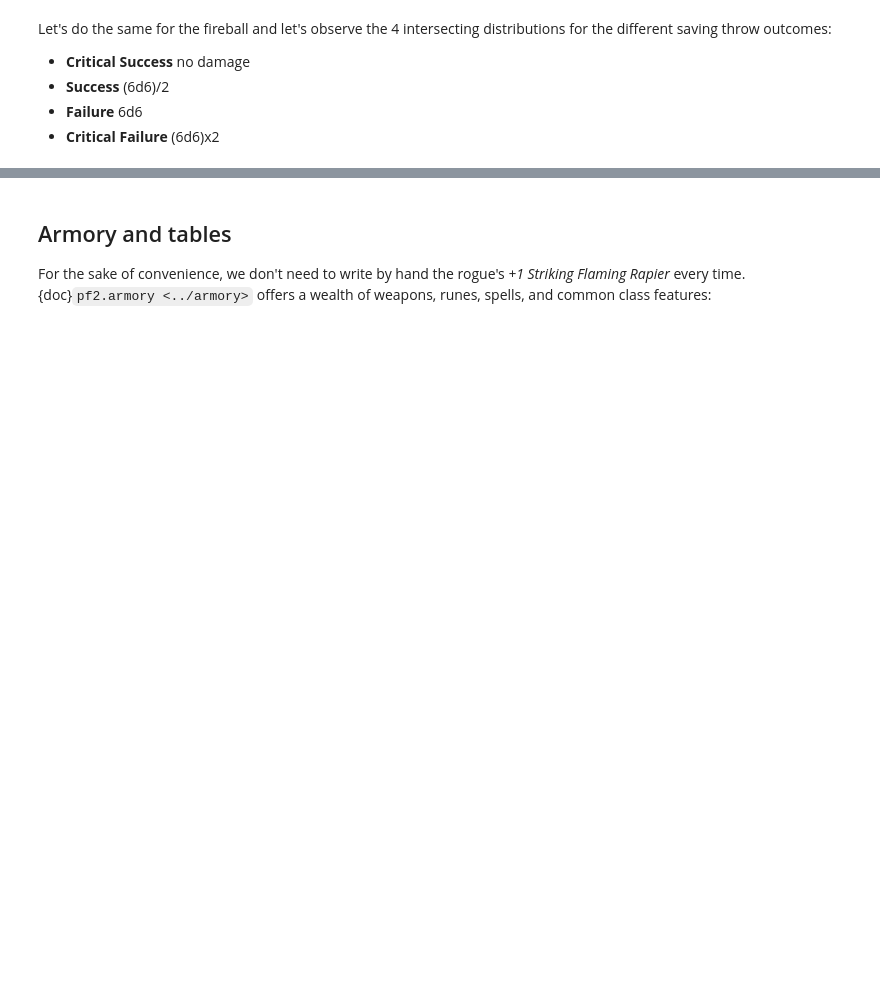
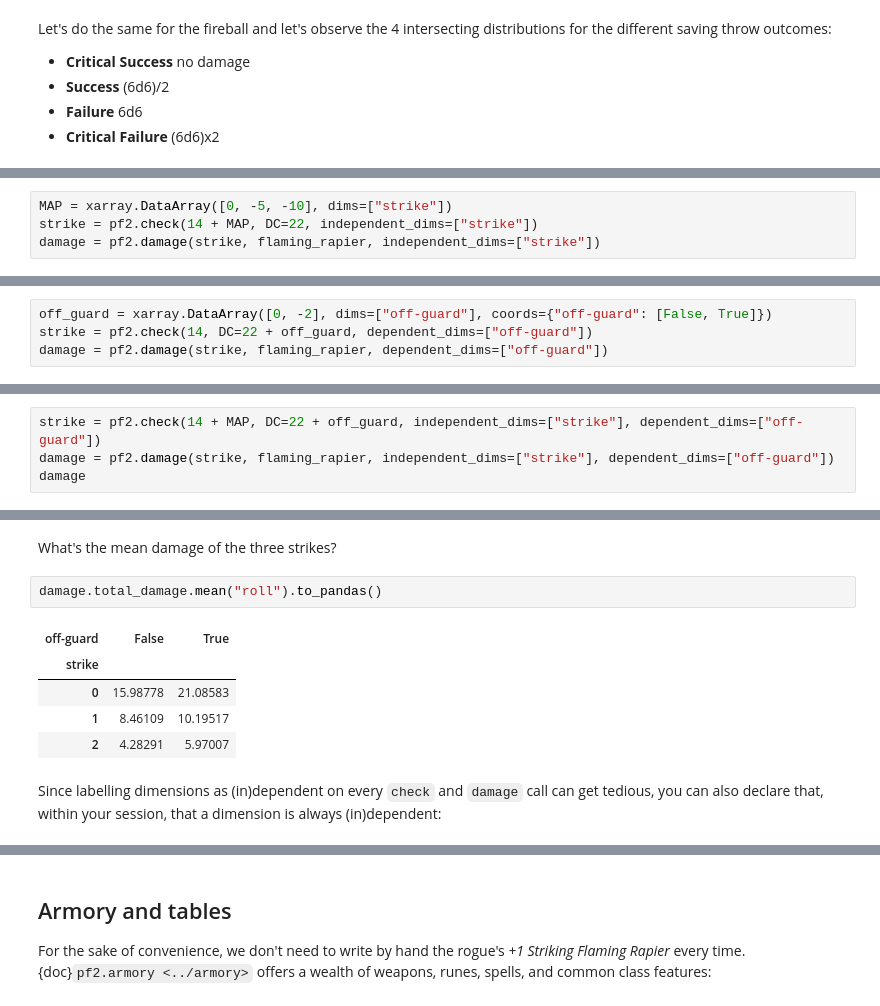
Before and after one commit to crusaderky/pathfinder2e_stats, a Jupyter notebook: notebooks/getting_started.ipynb, the cells around one changed output, grey strips where cells are left out. Cells and saved outputs as stored; diff of their text form; blank space fills up the shorter version.

```diff
--- a/notebooks/getting_started.ipynb
+++ b/notebooks/getting_started.ipynb
@@ -187,0 +393,4 @@ TODO
+# %%
+MAP = xarray.DataArray([0, -5, -10], dims=["strike"])
+strike = pf2.check(14 + MAP, DC=22, independent_dims=["strike"])
+damage = pf2.damage(strike, flaming_rapier, independent_dims=["strike"])
@@ -187,0 +406,4 @@ TODO
+# %%
+off_guard = xarray.DataArray([0, -2], dims=["off-guard"], coords={"off-guard": [False, True]})
+strike = pf2.check(14, DC=22 + off_guard, dependent_dims=["off-guard"])
+damage = pf2.damage(strike, flaming_rapier, dependent_dims=["off-guard"])
@@ -187,0 +423,4 @@ TODO
+# %%
+strike = pf2.check(14 + MAP, DC=22 + off_guard, independent_dims=["strike"], dependent_dims=["off-guard"])
+damage = pf2.damage(strike, flaming_rapier, independent_dims=["strike"], dependent_dims=["off-guard"])
+damage
@@ -187,0 +445,12 @@ TODO
+# %% [markdown]
+What's the mean damage of the three strikes?
+# %%
+damage.total_damage.mean("roll").to_pandas()
+# %% [output]
+| off-guard | False | True |
+| strike |  |  |
+| 0 | 15.98778 | 21.08583 |
+| 1 | 8.46109 | 10.19517 |
+| 2 | 4.28291 | 5.97007 |
+# %% [markdown]
+Since labelling dimensions as (in)dependent on every `check` and `damage` call can get tedious, you can also declare that, within your session, that a dimension is always (in)dependent:
```
Also changed, not shown: parts of 54 cells of this notebook, 1 other file.
